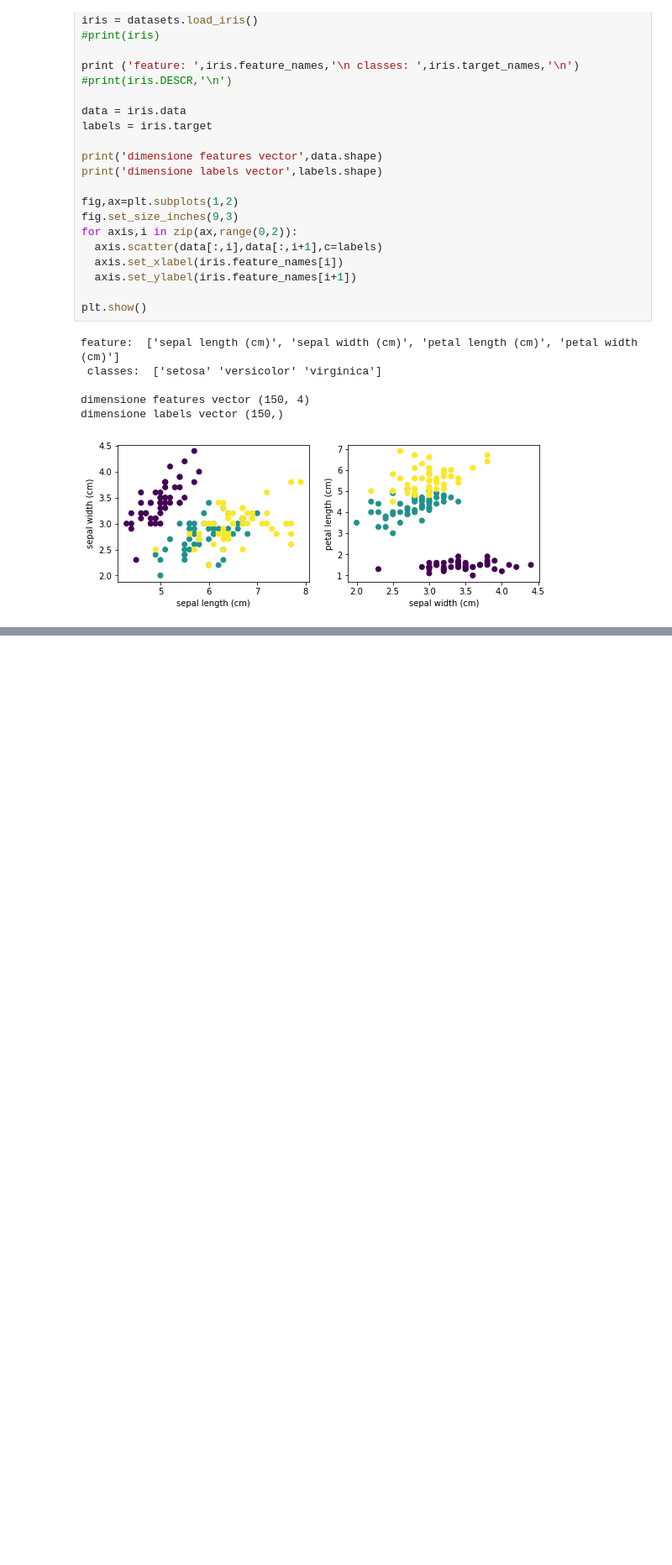
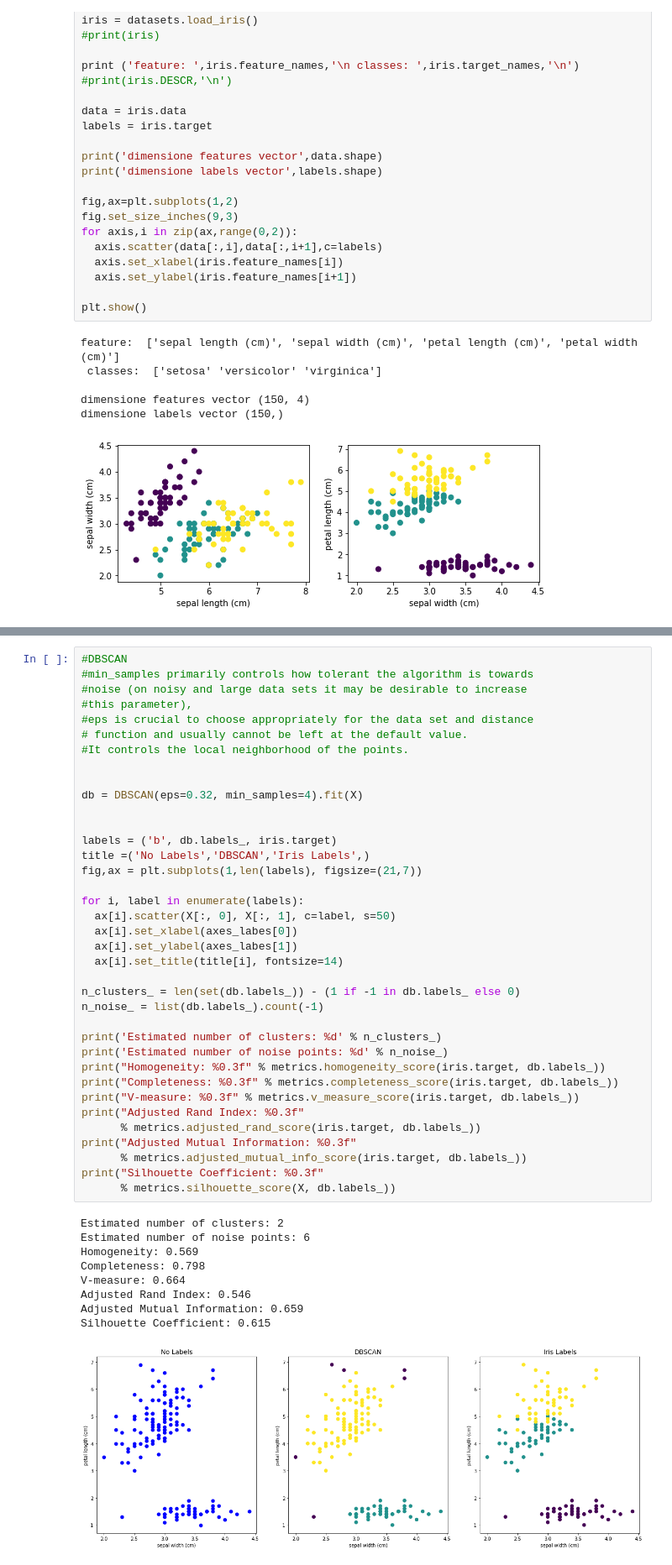
Before and after one commit to MatteoGandetto/Corso_ML_con_Python, a Jupyter notebook: Clustering_DBSCAN.ipynb, the cells around one changed output, grey strips where cells are left out. Shown: that part at 84% size. Saved outputs shown, nothing was run; the diff lists cells and outputs as text; blank space fills up the shorter version.

```diff
--- a/Clustering_DBSCAN.ipynb
+++ b/Clustering_DBSCAN.ipynb
@@ -106,0 +143,47 @@ Silhouette Coefficient: 0.741
+# %%
+#DBSCAN
+#min_samples primarily controls how tolerant the algorithm is towards
+#noise (on noisy and large data sets it may be desirable to increase
+#this parameter),
+#eps is crucial to choose appropriately for the data set and distance
+# function and usually cannot be left at the default value.
+#It controls the local neighborhood of the points.
+
+
+db = DBSCAN(eps=0.32, min_samples=4).fit(X)
+
+
+labels = ('b', db.labels_, iris.target)
+title =('No Labels','DBSCAN','Iris Labels',)
+fig,ax = plt.subplots(1,len(labels), figsize=(21,7))
+
+for i, label in enumerate(labels):
+  ax[i].scatter(X[:, 0], X[:, 1], c=label, s=50)
+  ax[i].set_xlabel(axes_labes[0])
+  ax[i].set_ylabel(axes_labes[1])
+  ax[i].set_title(title[i], fontsize=14)
+
+n_clusters_ = len(set(db.labels_)) - (1 if -1 in db.labels_ else 0)
+n_noise_ = list(db.labels_).count(-1)
+
+print('Estimated number of clusters: %d' % n_clusters_)
+print('Estimated number of noise points: %d' % n_noise_)
+print("Homogeneity: %0.3f" % metrics.homogeneity_score(iris.target, db.labels_))
+print("Completeness: %0.3f" % metrics.completeness_score(iris.target, db.labels_))
+print("V-measure: %0.3f" % metrics.v_measure_score(iris.target, db.labels_))
+print("Adjusted Rand Index: %0.3f"
+      % metrics.adjusted_rand_score(iris.target, db.labels_))
+print("Adjusted Mutual Information: %0.3f"
+      % metrics.adjusted_mutual_info_score(iris.target, db.labels_))
+print("Silhouette Coefficient: %0.3f"
+      % metrics.silhouette_score(X, db.labels_))
+# %% [output]
+Estimated number of clusters: 2
+Estimated number of noise points: 6
+Homogeneity: 0.569
+Completeness: 0.798
+V-measure: 0.664
+Adjusted Rand Index: 0.546
+Adjusted Mutual Information: 0.659
+Silhouette Coefficient: 0.615
+[figure, added]
```
Also changed, not shown: parts of 6 cells of this notebook.
